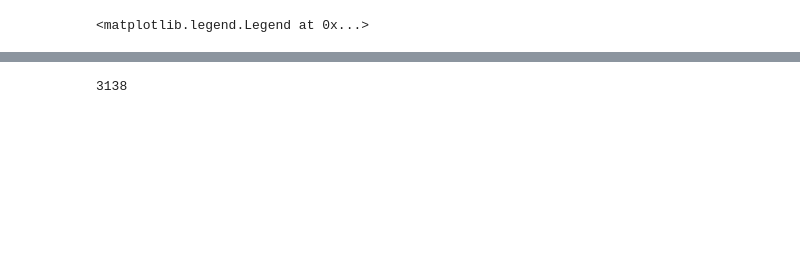
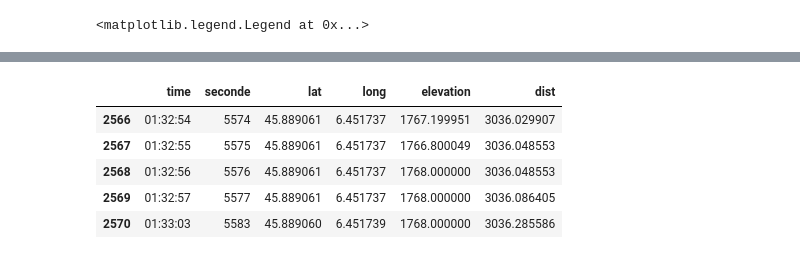
Before and after one commit to lcharleux/scientific_python, a Jupyter notebook: doc/notebooks/2_Data_Analysis/9_Derivation_of_data_with_noise.ipynb, the cells around one changed output, grey strips where cells are left out. Drawn from its saved outputs; the diff is of its cells as text; code cells hidden in the pictures; blank space fills up the shorter version.

Commit message:
Add GPS data and elevation map

```diff
--- a/doc/notebooks/2_Data_Analysis/9_Derivation_of_data_with_noise.ipynb
+++ b/doc/notebooks/2_Data_Analysis/9_Derivation_of_data_with_noise.ipynb
@@ -33,13 +104,7 @@ plt.grid()
 # %% [markdown]
 ## GPS point data set
 # %%
-import gpxpy
-import gpxpy.gpx
-from geopy.distance import great_circle
-
-gpx_file = open( 'RK_gpx.gpx', 'r' )
-
-
+gpx_file = open( './_DATA/activity_Raquette.gpx', 'r' )
 
 gpx = gpxpy.parse(gpx_file)
 df = pd.DataFrame([] , index = [], columns = ['time','seconde', 'lat', 'long','elevation','dist'])
@@ -50,8 +115,8 @@ for track in gpx.tracks:
     for segment in track.segments:
         for point in segment.points:
             if i==0:
-                df.loc[i]=[(point.time-t0),(point.time-t0).seconds,point.latitude, point.longitude, point.elevation,0]
+                df.loc[i]=[(point.time-t0),(point.time-t0).seconds,point.latitude, point.longitude, point.elevation,0.]
             else:
-                dist = df.dist[i-1]+great_circle((point.latitude,point.longitude) , (df.lat[i-1],df.long[i-1]))
+                dist = df.dist[i-1] + great_circle((point.latitude,point.longitude) , (df.lat[i-1],df.long[i-1])).km*1000
                 df.loc[i]=[(point.time-t0),(point.time-t0).seconds,point.latitude, point.longitude, point.elevation,dist]
             i=i+1
@@ -93,4 +142,9 @@ plt.legend()
 # %%
-df.size
+df.tail()
 # %% [output]
-3138
+|  | time | seconde | lat | long | elevation | dist |
+| 2566 | 01:32:54 | 5574 | 45.889061 | 6.451737 | 1767.199951 | 3036.029907 |
+| 2567 | 01:32:55 | 5575 | 45.889061 | 6.451737 | 1766.800049 | 3036.048553 |
+| 2568 | 01:32:56 | 5576 | 45.889061 | 6.451737 | 1768.000000 | 3036.048553 |
+| 2569 | 01:32:57 | 5577 | 45.889061 | 6.451737 | 1768.000000 | 3036.086405 |
+| 2570 | 01:33:03 | 5583 | 45.889060 | 6.451739 | 1768.000000 | 3036.285586 |
```
Also changed, not shown: parts of 22 cells of this notebook, 6 other files.
